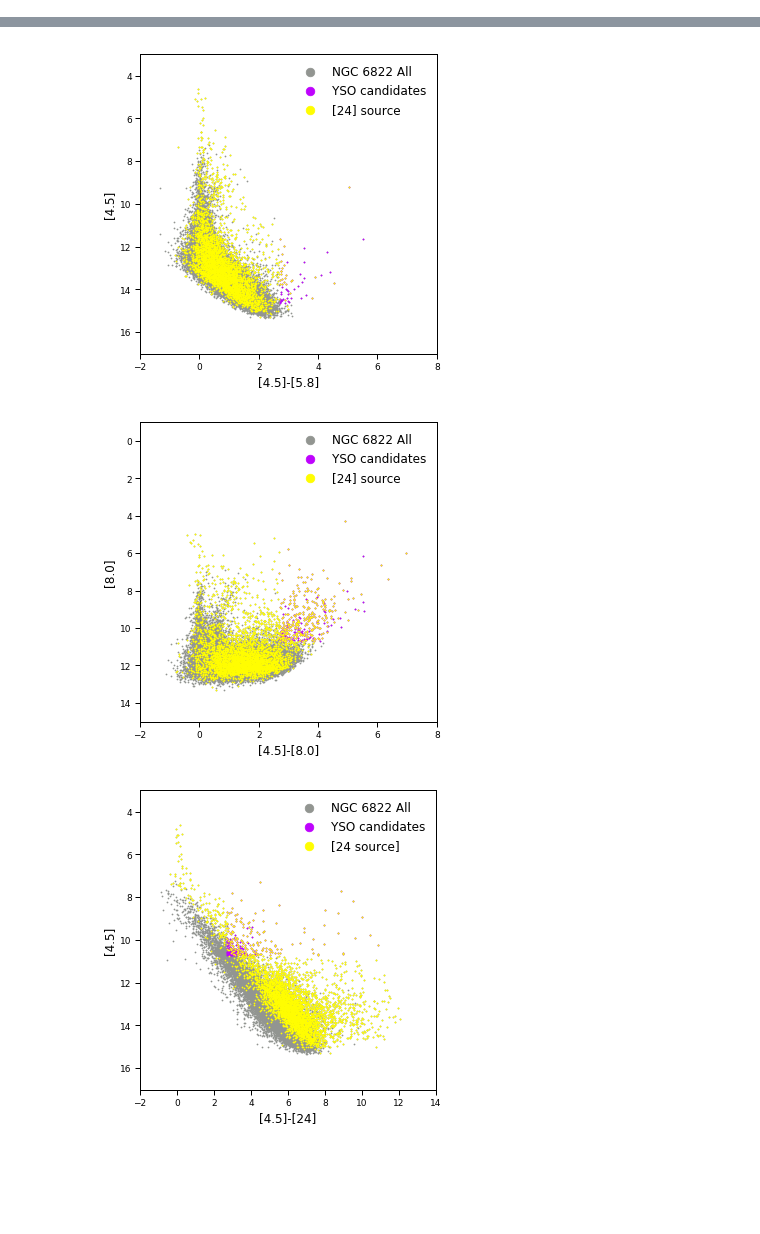
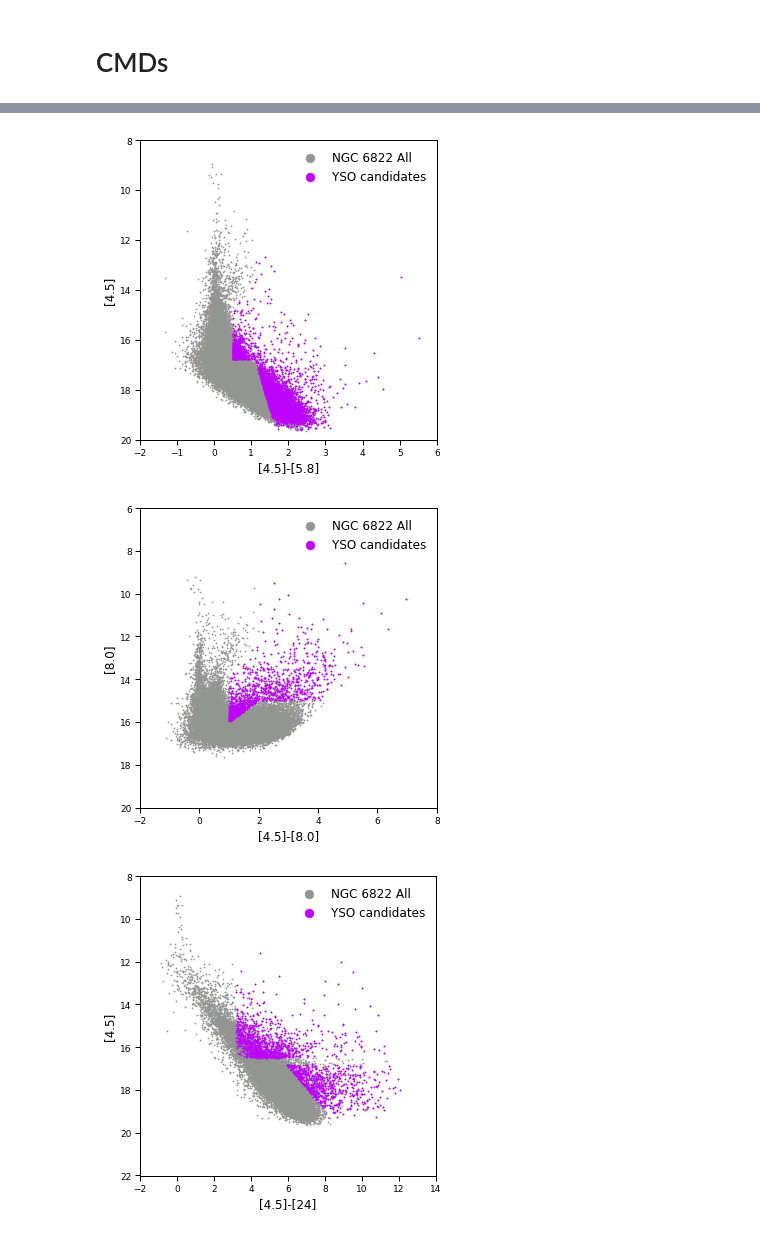
Before and after one commit to MichaelSharp7/YSOs, a Jupyter notebook: NGC6822_eg_trial.ipynb, the cells around one changed output, grey strips where cells are left out. Drawn from its saved outputs; the diff is of its cells as text; code cells hidden in the pictures; blank space fills up the shorter version.

```diff
--- a/NGC6822_eg_trial.ipynb
+++ b/NGC6822_eg_trial.ipynb
@@ -134,3 +278,5 @@ Number of stars in cut K363645: 29
+# %% [markdown]
+# CMDs
 # %%
 #3658
 # Setting up plotting sizes
@@ -147,15 +293,15 @@ fig = plt.figure(figsize=(5, 5))
 ax = plt.gca()  # Sets up active plot region
 
 # Plot everything
-plt.scatter(data['k36mag']-data['k58mag'], data['k36mag']-4.29, s=0.9,color=sns.xkcd_rgb['grey'], label="NGC 6822 All")
+plt.scatter(data['k36mag']-data['k58mag'], data['k36mag'], s=0.9,color=sns.xkcd_rgb['grey'], label="NGC 6822 All")
 
 # Plot only stars which satify the example cut criteria
-plt.scatter(data['k36mag'][idx_ysoish_3658]-data['k58mag'][idx_ysoish_3658], data['k36mag'][idx_ysoish_3658]-4.29, s=0.9,color=sns.xkcd_rgb['bright purple'], label="YSO candidates")
-plt.scatter(data['k36mag'][MIPS24_idx]-data['k58mag'][MIPS24_idx], data['k36mag'][MIPS24_idx]-4.29, s=0.9,color=sns.xkcd_rgb['bright yellow'], label="[24] source")
+plt.scatter(data['k36mag'][c2_idx]-data['k58mag'][c2_idx], data['k36mag'][c2_idx], s=0.9,color=sns.xkcd_rgb['bright purple'], label="YSO candidates")
+#plt.scatter(data['k36mag'][MIPS24_idx]-data['k58mag'][MIPS24_idx], data['k36mag'][MIPS24_idx], s=0.9,color=sns.xkcd_rgb['bright yellow'], label="[24] source")
 
 # Set limits if automatic values dont work well
 plt.xlim(-2,8)      # Set the x-axis limits
-plt.ylim(17,3)           # Set the y-axis limits NB Smaller numbers are bighter in magnitudes so flip max/min values
+plt.ylim(22,8)           # Set the y-axis limits NB Smaller numbers are bighter in magnitudes so flip max/min values
 
 # Set the axis lables
 plt.xlabel("[3.6]-[5.8]", fontsize=12)
@@ -191,15 +337,15 @@ fig = plt.figure(figsize=(5, 5))
 ax = plt.gca()  # Sets up active plot region
 
 # Plot everything
-plt.scatter(data['k45mag']-data['k58mag'], data['k45mag']-4.29, s=0.9,color=sns.xkcd_rgb['grey'], label="NGC 6822 All")
+plt.scatter(data['k45mag']-data['k58mag'], data['k45mag'], s=0.9,color=sns.xkcd_rgb['grey'], label="NGC 6822 All")
 
 # Plot only stars which satify the example cut criteria
-plt.scatter(data['k45mag'][idx_ysoish_4558]-data['k58mag'][idx_ysoish_4558], data['k45mag'][idx_ysoish_4558]-4.29, s=0.9,color=sns.xkcd_rgb['bright purple'], label="YSO candidates")
-plt.scatter(data['k45mag'][MIPS24_idx]-data['k58mag'][MIPS24_idx], data['k45mag'][MIPS24_idx]-4.29, s=0.9,color=sns.xkcd_rgb['bright yellow'], label="[24] source")
+plt.scatter(data['k45mag'][c3_idx]-data['k58mag'][c3_idx], data['k45mag'][c3_idx], s=0.9,color=sns.xkcd_rgb['bright purple'], label="YSO candidates")
+#plt.scatter(data['k45mag'][MIPS24_idx]-data['k58mag'][MIPS24_idx], data['k45mag'][MIPS24_idx], s=0.9,color=sns.xkcd_rgb['bright yellow'], label="[24] source")
 
 # Set limits if automatic values dont work well
-plt.xlim(-2,8)      # Set the x-axis limits
-plt.ylim(17,3)           # Set the y-axis limits NB Smaller numbers are bighter in magnitudes so flip max/min values
+plt.xlim(-2,6)      # Set the x-axis limits
+plt.ylim(20,8)           # Set the y-axis limits NB Smaller numbers are bighter in magnitudes so flip max/min values
 
 # Set the axis lables
 plt.xlabel("[4.5]-[5.8]", fontsize=12)
@@ -233,15 +379,15 @@ fig = plt.figure(figsize=(5, 5))
 ax = plt.gca()  # Sets up active plot region
 
 # Plot everything
-plt.scatter(data['k45mag']-data['k80mag'], data['k80mag']-4.29, s=0.9,color=sns.xkcd_rgb['grey'], label="NGC 6822 All")
+plt.scatter(data['k45mag']-data['k80mag'], data['k80mag'], s=0.9,color=sns.xkcd_rgb['grey'], label="NGC 6822 All")
 
 # Plot only stars which satify the example cut criteria
-plt.scatter(data['k45mag'][idx_ysoish_4580]-data['k80mag'][idx_ysoish_4580], data['k80mag'][idx_ysoish_4580]-4.29, s=0.9,color=sns.xkcd_rgb['bright purple'], label="YSO candidates")
-plt.scatter(data['k45mag'][MIPS24_idx]-data['k80mag'][MIPS24_idx], data['k80mag'][MIPS24_idx]-4.29, s=0.9,color=sns.xkcd_rgb['bright yellow'], label="[24] source")
+plt.scatter(data['k45mag'][c4_idx]-data['k80mag'][c4_idx], data['k80mag'][c4_idx], s=0.9,color=sns.xkcd_rgb['bright purple'], label="YSO candidates")
+#plt.scatter(data['k45mag'][MIPS24_idx]-data['k80mag'][MIPS24_idx], data['k80mag'][MIPS24_idx], s=0.9,color=sns.xkcd_rgb['bright yellow'], label="[24] source")
 
 # Set limits if automatic values dont work well
 plt.xlim(-2,8)      # Set the x-axis limits
-plt.ylim(15,-1)           # Set the y-axis limits NB Smaller numbers are bighter in magnitudes so flip max/min values
+plt.ylim(20,6)           # Set the y-axis limits NB Smaller numbers are bighter in magnitudes so flip max/min values
 
 # Set the axis lables
 plt.xlabel("[4.5]-[8.0]", fontsize=12)
@@ -277,15 +423,15 @@ fig = plt.figure(figsize=(5, 5))
 ax = plt.gca()  # Sets up active plot region
 
 # Plot everything
-plt.scatter(data['k45mag']-data['k24mag'], data['k45mag']-4.29, s=0.9,color=sns.xkcd_rgb['grey'], label="NGC 6822 All")
+plt.scatter(data['k45mag']-data['k24mag'], data['k45mag'], s=0.9,color=sns.xkcd_rgb['grey'], label="NGC 6822 All")
 
 # Plot only stars which satify the example cut criteria
-plt.scatter(data['k45mag'][idx_ysoish_4524]-data['k24mag'][idx_ysoish_4524], data['k45mag'][idx_ysoish_4524]-4.29, s=0.9,color=sns.xkcd_rgb['bright purple'], label="YSO candidates")
-plt.scatter(data['k45mag'][MIPS24_idx]-data['k24mag'][MIPS24_idx], data['k45mag'][MIPS24_idx]-4.29, s=0.9,color=sns.xkcd_rgb['bright yellow'], label="[24 source]")
+plt.scatter(data['k45mag'][c5_idx]-data['k24mag'][c5_idx], data['k45mag'][c5_idx], s=0.9,color=sns.xkcd_rgb['bright purple'], label="YSO candidates")
+#plt.scatter(data['k45mag'][MIPS24_idx]-data['k24mag'][MIPS24_idx], data['k45mag'][MIPS24_idx], s=0.9,color=sns.xkcd_rgb['bright yellow'], label="[24 source]")
 
 # Set limits if automatic values dont work well
 plt.xlim(-2,14)      # Set the x-axis limits
-plt.ylim(17,3)           # Set the y-axis limits NB Smaller numbers are bighter in magnitudes so flip max/min values
+plt.ylim(22,8)           # Set the y-axis limits NB Smaller numbers are bighter in magnitudes so flip max/min values
 
 # Set the axis lables
 plt.xlabel("[4.5]-[24]", fontsize=12)
@@ -319,15 +465,15 @@ fig = plt.figure(figsize=(5, 5))
 ax = plt.gca()  # Sets up active plot region
 
 # Plot everything
-plt.scatter(data['k80mag']-data['k24mag'], data['k80mag']-4.29, s=0.9,color=sns.xkcd_rgb['grey'], label="NGC 6822 All")
+plt.scatter(data['k80mag']-data['k24mag'], data['k80mag'], s=0.9,color=sns.xkcd_rgb['grey'], label="NGC 6822 All")
 
 # Plot only stars which satify the example cut criteria
-plt.scatter(data['k80mag'][idx_ysoish_8024]-data['k24mag'][idx_ysoish_8024], data['k80mag'][idx_ysoish_8024]-4.29, s=0.9,color=sns.xkcd_rgb['bright purple'], label="YSO candidates")
-plt.scatter(data['k80mag'][MIPS24_idx]-data['k24mag'][MIPS24_idx], data['k80mag'][MIPS24_idx]-4.29, s=0.9,color=sns.xkcd_rgb['bright yellow'], label="[24] source")
+plt.scatter(data['k80mag'][c6_idx]-data['k24mag'][c6_idx], data['k80mag'][c6_idx], s=0.9,color=sns.xkcd_rgb['bright purple'], label="YSO candidates")
+#plt.scatter(data['k80mag'][MIPS24_idx]-data['k24mag'][MIPS24_idx], data['k80mag'][MIPS24_idx], s=0.9,color=sns.xkcd_rgb['bright yellow'], label="[24] source")
 
 # Set limits if automatic values dont work well
 plt.xlim(-4,14)      # Set the x-axis limits
-plt.ylim(15,1)           # Set the y-axis limits NB Smaller numbers are bighter in magnitudes so flip max/min values
+plt.ylim(20,6)           # Set the y-axis limits NB Smaller numbers are bighter in magnitudes so flip max/min values
 
 # Set the axis lables
 plt.xlabel("[8.0]-[24]", fontsize=12)
@@ -361,15 +507,15 @@ fig = plt.figure(figsize=(5, 5))
 ax = plt.gca()  # Sets up active plot region
 
 # Plot everything
-plt.scatter(data['k36mag']-data['k45mag'], data['k36mag']-4.29, s=0.9,color=sns.xkcd_rgb['grey'], label="NGC 6822 All")
+plt.scatter(data['k36mag']-data['k45mag'], data['k36mag'], s=0.9,color=sns.xkcd_rgb['grey'], label="NGC 6822 All")
 
 # Plot only stars which satify the example cut criteria
-plt.scatter(data['k36mag'][idx_ysoish_3645]-data['k45mag'][idx_ysoish_3645], data['k36mag'][idx_ysoish_3645]-4.29, s=0.9,color=sns.xkcd_rgb['bright purple'], label="YSO candidates")
-plt.scatter(data['k36mag'][MIPS24_idx]-data['k45mag'][MIPS24_idx], data['k36mag'][MIPS24_idx]-4.29, s=0.9,color=sns.xkcd_rgb['bright yellow'], label="[24] source")
+plt.scatter(data['k36mag'][c7_idx]-data['k45mag'][c7_idx], data['k36mag'][c7_idx], s=0.9,color=sns.xkcd_rgb['bright purple'], label="YSO candidates")
+#plt.scatter(data['k36mag'][MIPS24_idx]-data['k45mag'][MIPS24_idx], data['k36mag'][MIPS24_idx], s=0.9,color=sns.xkcd_rgb['bright yellow'], label="[24] source")
 
 # Set limits if automatic values dont work well
-plt.xlim(-4,6)      # Set the x-axis limits
-plt.ylim(19,1)           # Set the y-axis limits NB Smaller numbers are bighter in magnitudes so flip max/min values
+plt.xlim(-2,4)      # Set the x-axis limits
+plt.ylim(22,6)           # Set the y-axis limits NB Smaller numbers are bighter in magnitudes so flip max/min values
 
 # Set the axis lables
 plt.xlabel("[3.6]-[4.5]", fontsize=12)
@@ -387,3 +533,3 @@ plt.close()
-[figure, old version]
+[figure, new version]
-[figure, old version]
+[figure, new version]
-[figure, old version]
+[figure, new version]
```
Also changed, not shown: parts of 13 cells of this notebook.
